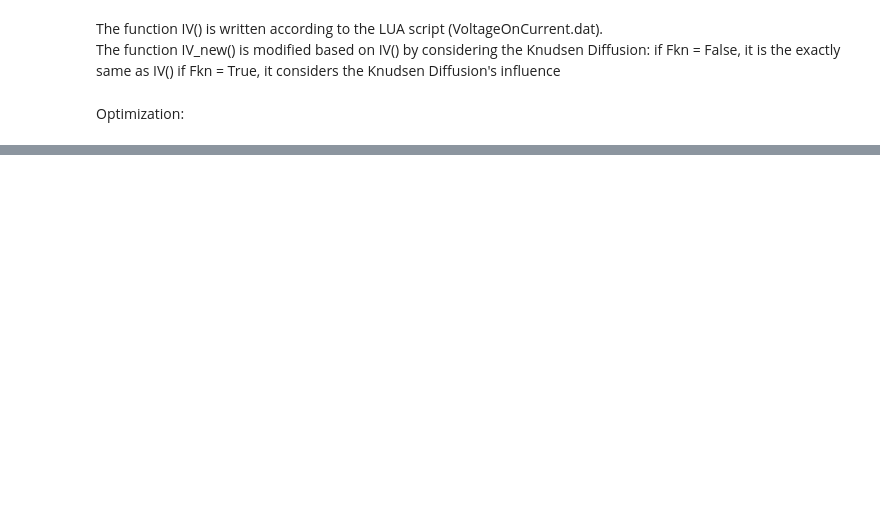
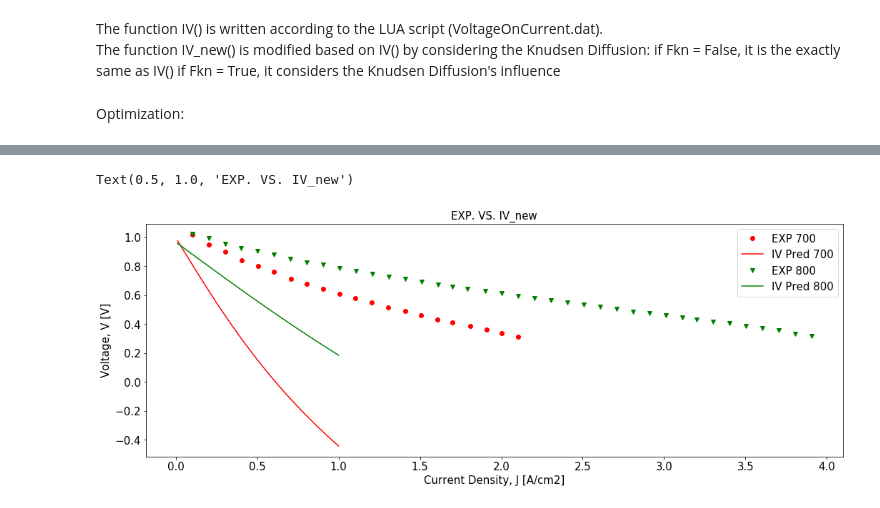
Before and after one commit to NGFC-Lib/NGFC-Lib, a Jupyter notebook: jupyter/Python_IV_Curve/Resources_More/IV_New_optimization.ipynb, the cells around one changed output, grey strips where cells are left out. Drawn from its saved outputs; the diff is of its cells as text; code cells hidden in the pictures; blank space fills up the shorter version.

```diff
--- a/jupyter/Python_IV_Curve/Resources_More/IV_New_optimization.ipynb
+++ b/jupyter/Python_IV_Curve/Resources_More/IV_New_optimization.ipynb
@@ -861,35 +861,39 @@ Text(0.5, 1.0, 'EXP. VS. IV_new')
 # %%
-# # comparison between JHM-2017 experimental data and IV (old) predicitons
+#comparison between Park-2020 experimental data (t8) and IV_new predicitons
 
-# Jlist=np.linspace(0.01, 1, num=20)   #Current density, unit [A/cm2]
-# V_pred = np.zeros(20)
-# Tlist = [650, 700, 750, 800, 850]
-# markerlist = ['o', 'v', '^', 's', '*']
-# colorlist = ['r', 'g', 'b', 'c', 'm']
+Jlist=np.linspace(0.01, 1, num=39)   #Current density, unit [A/cm2]
+V_pred = np.zeros(39)
+Tlist = [700, 800]
+markerlist = ['o', 'v']
+colorlist = ['r', 'g']
+th_e = 8
 
-# plt.figure(figsize=(17.5,6))
+plt.figure(figsize=(17.5,6))
 
-# for i in range(len(Tlist)):
-#     oT = Tlist[i]+273.15
-#     fT = oT
+for i in range(len(Tlist)):
+    oT = Tlist[i]+273.15
+    fT = oT
 
-#     # plot exp data
-#     filename = './Resources_More/ExperimentalData/'+str(Tlist[i])+'.csv'
-#     data = np.loadtxt(open(filename, "rb"), delimiter=",", skiprows=1)
-#     plt.plot(data[:,0], data[:,1], colorlist[i]+markerlist[i], label = 'EXP '+str(Tlist[i]))
+    # plot exp data
+    filename = './Resources_More/ExperimentalData/t8/'+str(Tlist[i])+'.csv'
+    data = np.loadtxt(open(filename, "rb"), delimiter=",", skiprows=1)
+    plt.plot(data[:,0], data[:,1], colorlist[i]+markerlist[i], label = 'EXP '+str(Tlist[i]))
 
-#     # plot pred data
-#     for j in range(20):
-#         V_pred[j], Voc, Ohmic, BV, Cath, Anode = IV_new(oT,fT,Jlist[j],pO2air,pN2air,pH2,pH2O,pCO,pCO2,pCH4,pN2,pSys,
-#                                                         BV_alpha,BV_prexp,BV_Eact,
-#                                                         False,de_a,ne_a,alpha_a,de_c,ne_c,alpha_c)
-#     plt.plot(Jlist, V_pred, colorlist[i]+'-', label = 'IV Pred '+str(Tlist[i]))
+    # plot pred data
+    for j in range(39):
+        V_pred[j], Voc, Ohmic, BV, Cath, Anode = IV_new(oT,fT,Jlist[j],pO2air,pN2air,pH2,pH2O,pCO,pCO2,pCH4,pN2,pSys,
+                                                        result.x[0],result.x[1],result.x[2],
+                                                        True,de_a,ne_a,alpha_a,de_c,ne_c,alpha_c)
+    plt.plot(Jlist, V_pred, colorlist[i]+'-', label = 'IV Pred '+str(Tlist[i]))
 
-# plt.xticks(fontsize=15)
-# plt.yticks(fontsize=15)
-# plt.legend(loc='upper right', fontsize=15)
-# ymin, ymax = plt.ylim()
-# plt.ylim(ymin-(ymax-ymin)*0.0, ymax+(ymax-ymin)*0.0)
-# plt.xlabel('Current Density, J [A/cm2]', fontsize = 15)
-# plt.ylabel('Voltage, V [V]', fontsize = 15)
-# plt.title('EXP. VS. IV', fontsize = 15)
+plt.xticks(fontsize=15)
+plt.yticks(fontsize=15)
+plt.legend(loc='upper right', fontsize=15)
+ymin, ymax = plt.ylim()
+plt.ylim(ymin-(ymax-ymin)*0.0, ymax+(ymax-ymin)*0.0)
+plt.xlabel('Current Density, J [A/cm2]', fontsize = 15)
+plt.ylabel('Voltage, V [V]', fontsize = 15)
+plt.title('EXP. VS. IV_new', fontsize = 15)
+# %% [output]
+Text(0.5, 1.0, 'EXP. VS. IV_new')
+[figure, added]
```
Also changed, not shown: parts of 5 cells of this notebook.
